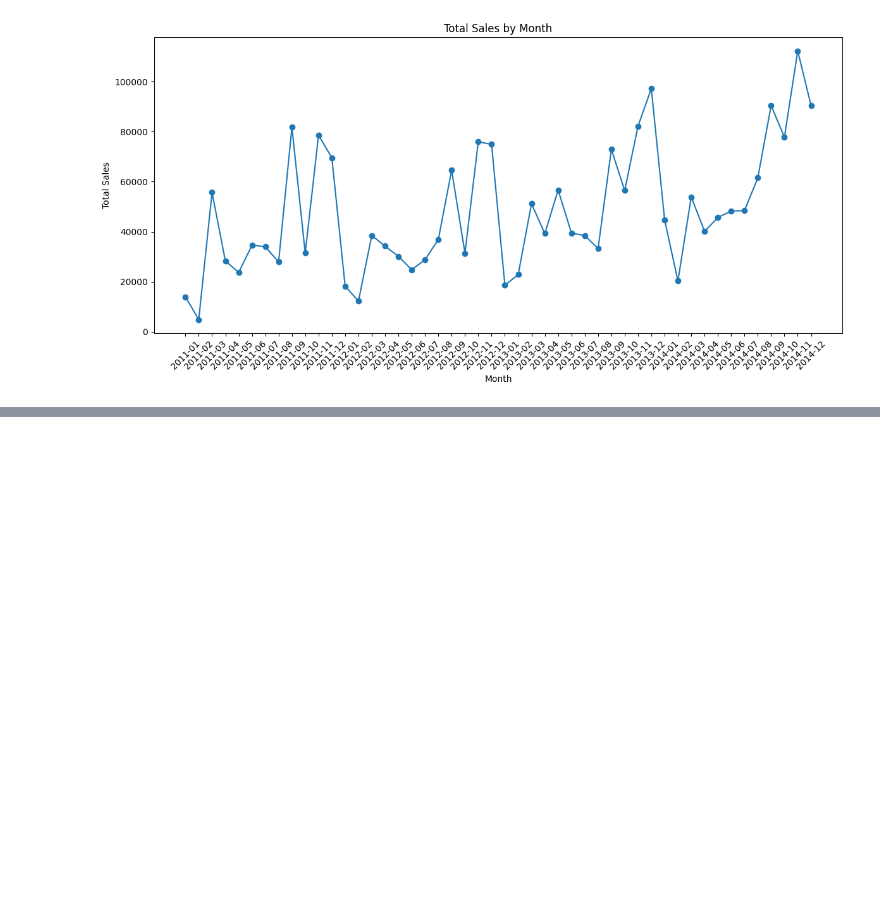
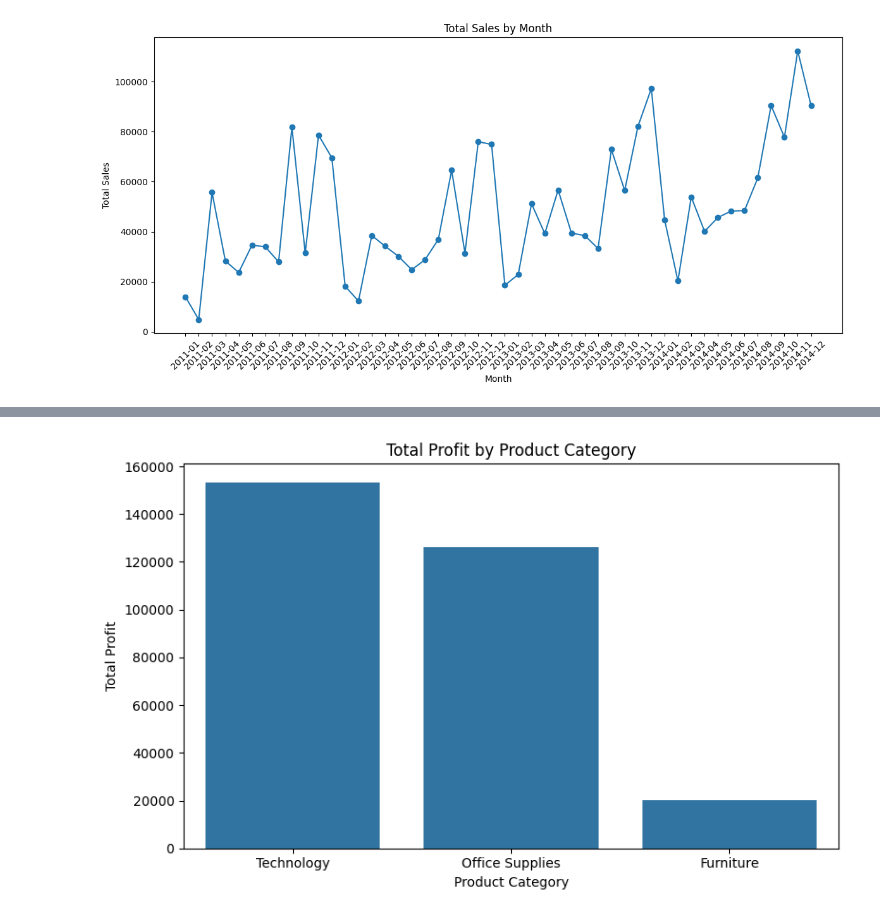
Before and after one commit to JaysonC41/DataAnalysisModule3, a Jupyter notebook: Week4/notebooks/superstore_sales_workflow.ipynb, the cells around one changed output, grey strips where cells are left out. Saved outputs shown, nothing was run; the diff lists cells and outputs as text; code cells hidden in the pictures; blank space fills up the shorter version.

```diff
--- a/Week4/notebooks/superstore_sales_workflow.ipynb
+++ b/Week4/notebooks/superstore_sales_workflow.ipynb
@@ -411,0 +443,16 @@ result10
+# %%
+category_profit_query = """
+SELECT
+    p.category AS category,
+    ROUND(SUM(od.Profit), 2) AS total_profit,
+    ROUND(SUM(od.Sales), 2) AS total_sales
+FROM products AS p
+JOIN order_details AS od
+    ON p.product_id = od.product_id
+GROUP BY p.category
+ORDER BY total_profit DESC;
+"""
+
+category_profit_df = pd.read_sql_query(category_profit_query, conn)
+
+category_profit_df
@@ -562,0 +711,16 @@ plt.show()
+# %%
+plt.figure(figsize=(8, 5))
+
+sns.barplot(
+    data=category_profit_df,
+    x="category",
+    y="total_profit"
+)
+
+plt.title("Total Profit by Product Category")
+plt.xlabel("Product Category")
+plt.ylabel("Total Profit")
+plt.tight_layout()
+plt.show()
+# %% [output]
+[figure, added]
```
Also changed, not shown: parts of 8 cells of this notebook.
